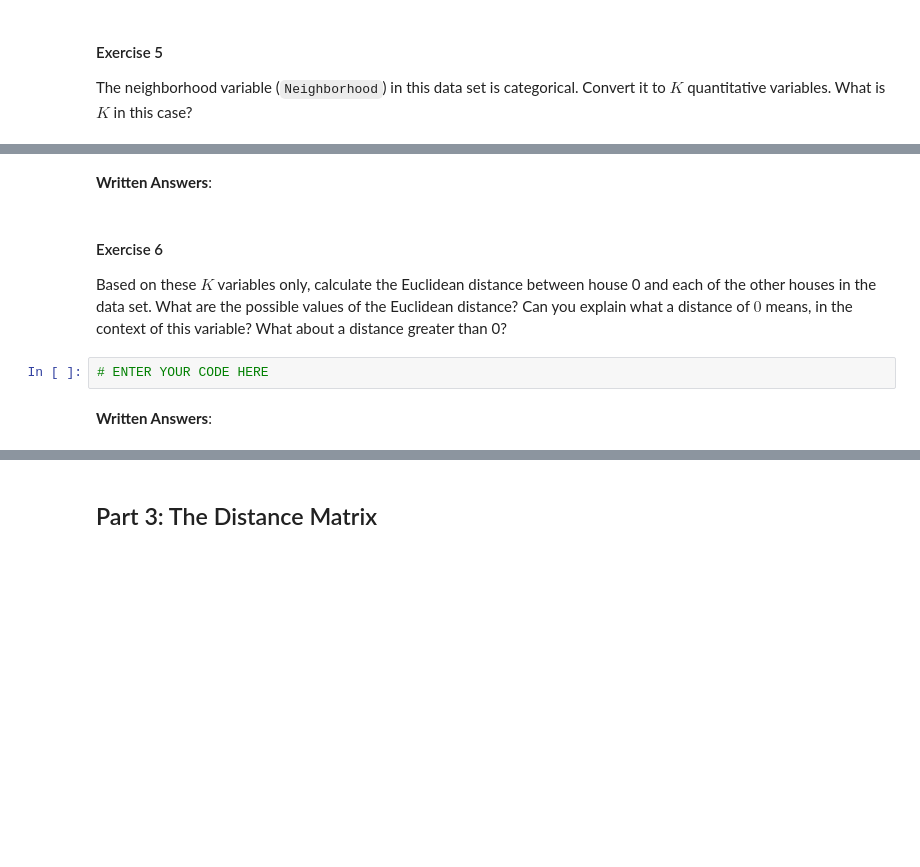
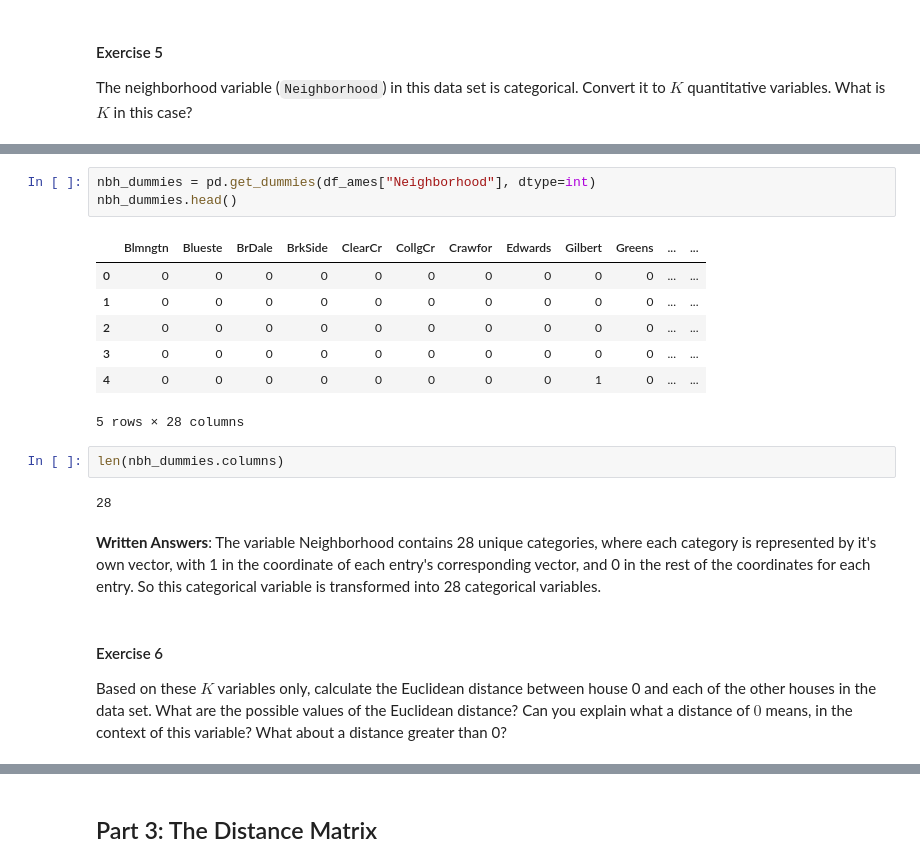
Before and after one commit to RndhS/CMPS-3160---Intro-to-Data-Science, a Jupyter notebook: _labs/Lab07/Lab07.ipynb, the cells around one changed output, grey strips where cells are left out. Saved outputs shown, nothing was run; the diff lists cells and outputs as text; blank space fills up the shorter version.

```diff
--- a/_labs/Lab07/Lab07.ipynb
+++ b/_labs/Lab07/Lab07.ipynb
@@ -496,10 +577,21 @@ The neighborhood variable (`Neighborhood`) in this data set is categorical. Conv
-# %% [markdown]
-**Written Answers**:
+# %%
+nbh_dummies = pd.get_dummies(df_ames["Neighborhood"], dtype=int)
+nbh_dummies.head()
+# %% [output]
+|  | Blmngtn | Blueste | BrDale | BrkSide | ClearCr | CollgCr | Crawfor | Edwards | Gilbert | Greens | ... | ... |
+| 0 | 0 | 0 | 0 | 0 | 0 | 0 | 0 | 0 | 0 | 0 | ... | ... |
+| 1 | 0 | 0 | 0 | 0 | 0 | 0 | 0 | 0 | 0 | 0 | ... | ... |
+| 2 | 0 | 0 | 0 | 0 | 0 | 0 | 0 | 0 | 0 | 0 | ... | ... |
+| 3 | 0 | 0 | 0 | 0 | 0 | 0 | 0 | 0 | 0 | 0 | ... | ... |
+| 4 | 0 | 0 | 0 | 0 | 0 | 0 | 0 | 0 | 1 | 0 | ... | ... |
+5 rows × 28 columns
+# %%
+len(nbh_dummies.columns)
+# %% [output]
+28
+# %% [markdown]
+**Written Answers**: The variable Neighborhood contains 28 unique categories, where each category is represented by it's own vector, with 1 in the coordinate of each entry's corresponding vector, and 0 in the rest of the coordinates for each entry. So this categorical variable is transformed into 28 categorical variables.
 # %% [markdown]
 #### Exercise 6
 
 Based on these $K$ variables only, calculate the Euclidean distance between house 0 and each of the other houses in the data set. What are the possible values of the Euclidean distance? Can you explain what a distance of $0$ means, in the context of this variable? What about a distance greater than 0?
-# %%
-# ENTER YOUR CODE HERE
-# %% [markdown]
-**Written Answers**:
```
Also changed, not shown: parts of 20 cells of this notebook.
